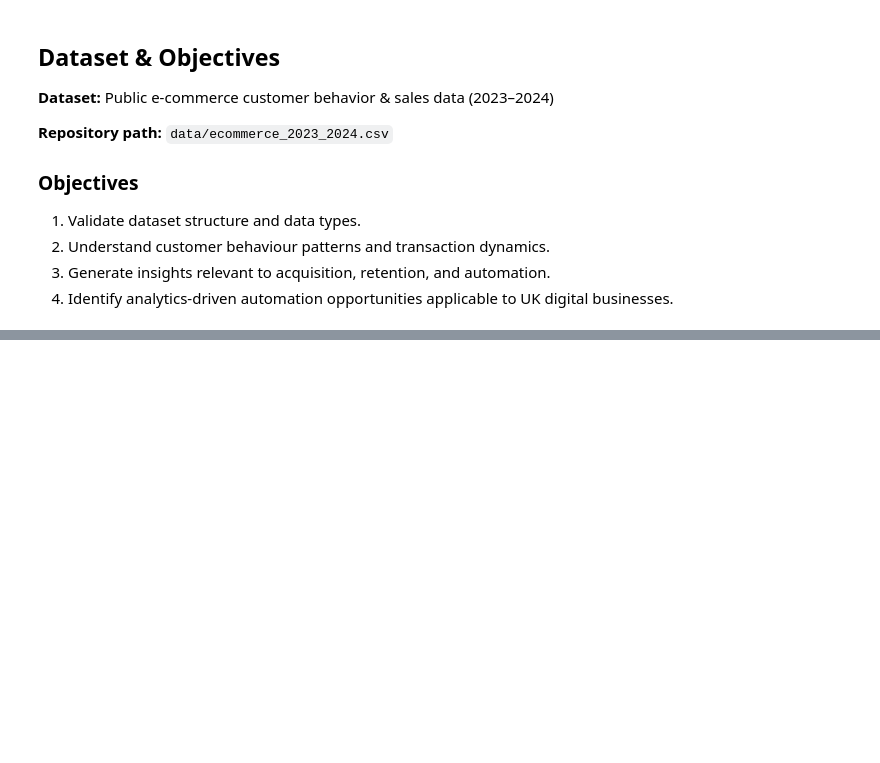
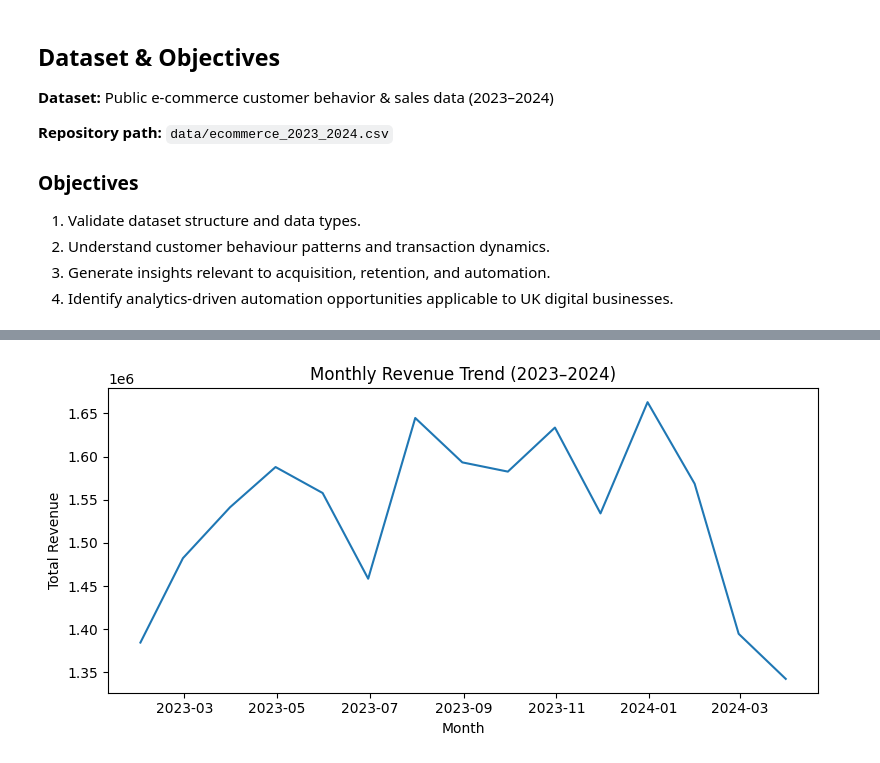
Before and after one commit to kamranafridi9220-prog/customer-growth-analytics-python, a Jupyter notebook: notebooks/customer_growth_analysis.ipynb, the cells around one changed output, grey strips where cells are left out. Drawn from its saved outputs; the diff is of its cells as text; code cells hidden in the pictures; blank space fills up the shorter version.

Commit message:
Add monthly revenue trend analysis and automation insights

```diff
--- a/notebooks/customer_growth_analysis.ipynb
+++ b/notebooks/customer_growth_analysis.ipynb
@@ -35,0 +53,7 @@ display(df.describe(include='all'))
+# %%
+# Load the dataset
+df = pd.read_csv("/content/ecommerce_2023_2024.csv")
+
+print("Dataset loaded successfully")
+print("Shape:", df.shape)
+df.head()
@@ -35,0 +69,11 @@ display(df.describe(include='all'))
+# %%
+# Convert Date to datetime
+df['Date'] = pd.to_datetime(df['Date'], dayfirst=True, errors='coerce')
+
+print("Date range:")
+print(df['Date'].min(), "to", df['Date'].max())
+
+# Create Revenue column
+df['Revenue'] = df['Unit_Price'] * df['Quantity']
+
+df[['Date', 'Revenue']].head()
@@ -35,0 +89,17 @@ display(df.describe(include='all'))
+# %%
+# Monthly revenue trend
+monthly_revenue = (
+    df.set_index('Date')
+      .resample('M')['Revenue']
+      .sum()
+)
+
+plt.figure(figsize=(8, 4))
+plt.plot(monthly_revenue.index, monthly_revenue.values)
+plt.title('Monthly Revenue Trend (2023–2024)')
+plt.xlabel('Month')
+plt.ylabel('Total Revenue')
+plt.tight_layout()
+plt.show()
+# %% [output]
+[figure, added]
```
Also changed, not shown: parts of 6 cells of this notebook.
